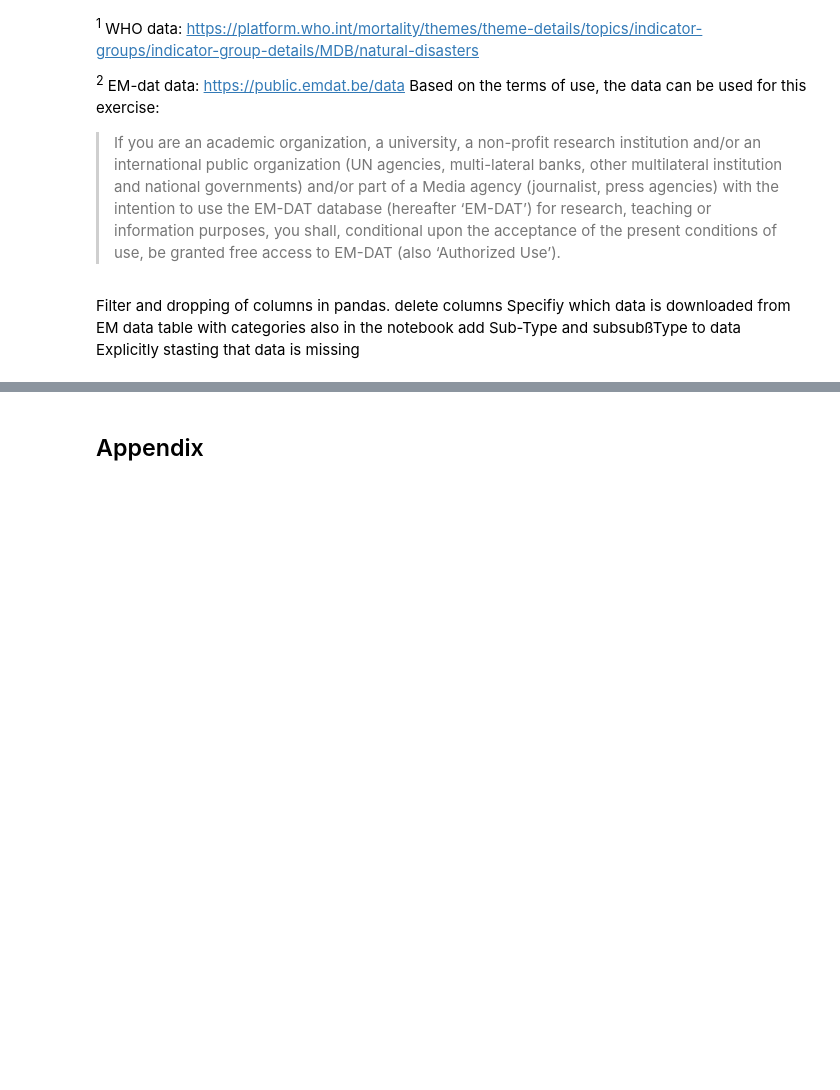
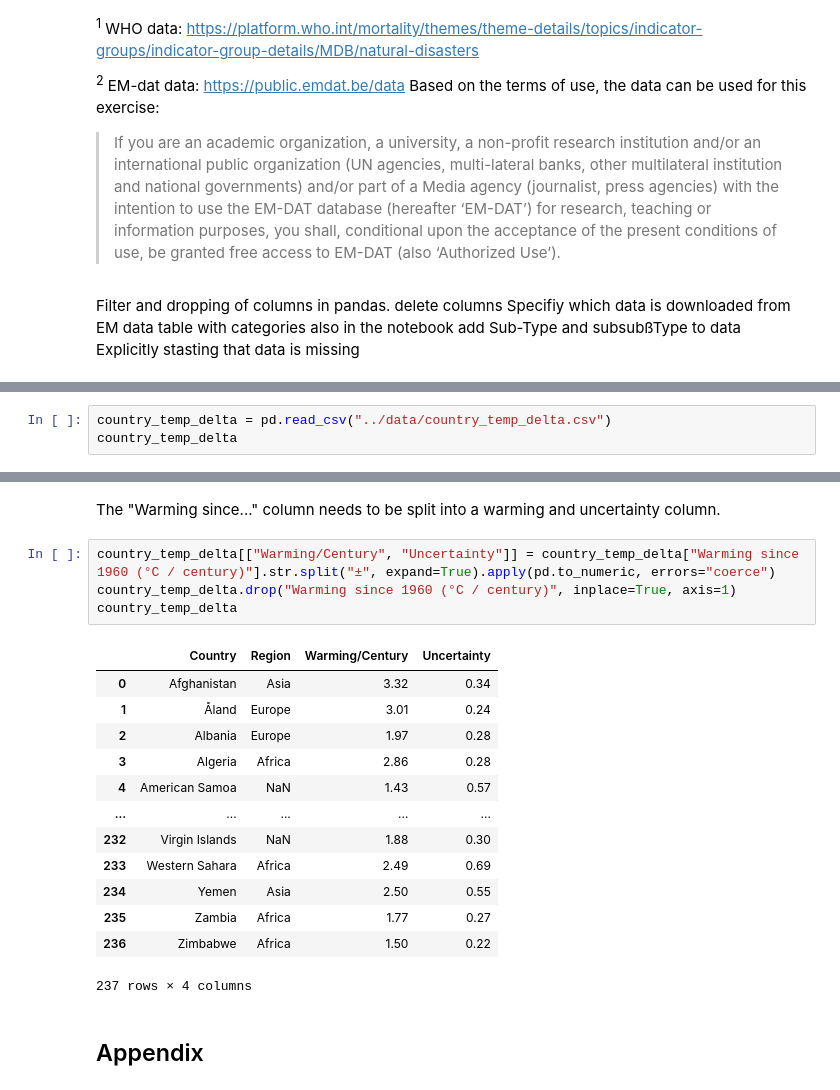
Before and after one commit to r-Files/DOPP, a Jupyter notebook: jupyter_notebooks/lab_loading_transformation.ipynb, the cells around one changed output, grey strips where cells are left out. Saved outputs shown, nothing was run; the diff lists cells and outputs as text; blank space fills up the shorter version.

Commit message:
loaded and transformed temperature data

```diff
--- a/jupyter_notebooks/lab_loading_transformation.ipynb
+++ b/jupyter_notebooks/lab_loading_transformation.ipynb
@@ -195,0 +201,3 @@ Explicitly stasting that data is missing
+# %%
+country_temp_delta = pd.read_csv("../data/country_temp_delta.csv")
+country_temp_delta
@@ -196,3 +218,23 @@ Explicitly stasting that data is missing
+# %% [markdown]
+The "Warming since..." column needs to be split into a warming and uncertainty column.
+# %%
+country_temp_delta[["Warming/Century", "Uncertainty"]] = country_temp_delta["Warming since 1960 (°C / century)"].str.split("±", expand=True).apply(pd.to_numeric, errors="coerce")
+country_temp_delta.drop("Warming since 1960 (°C / century)", inplace=True, axis=1)
+country_temp_delta
+# %% [output]
+|  | Country | Region | Warming/Century | Uncertainty |
+| 0 | Afghanistan | Asia | 3.32 | 0.34 |
+| 1 | Åland | Europe | 3.01 | 0.24 |
+| 2 | Albania | Europe | 1.97 | 0.28 |
+| 3 | Algeria | Africa | 2.86 | 0.28 |
+| 4 | American Samoa | NaN | 1.43 | 0.57 |
+| ... | ... | ... | ... | ... |
+| 232 | Virgin Islands | NaN | 1.88 | 0.30 |
+| 233 | Western Sahara | Africa | 2.49 | 0.69 |
+| 234 | Yemen | Asia | 2.50 | 0.55 |
+| 235 | Zambia | Africa | 1.77 | 0.27 |
+| 236 | Zimbabwe | Africa | 1.50 | 0.22 |
+237 rows × 4 columns
 # %% [markdown]
 ## Appendix
 # %% [markdown]
```
Also changed, not shown: parts of 4 cells of this notebook, 4 other files.
